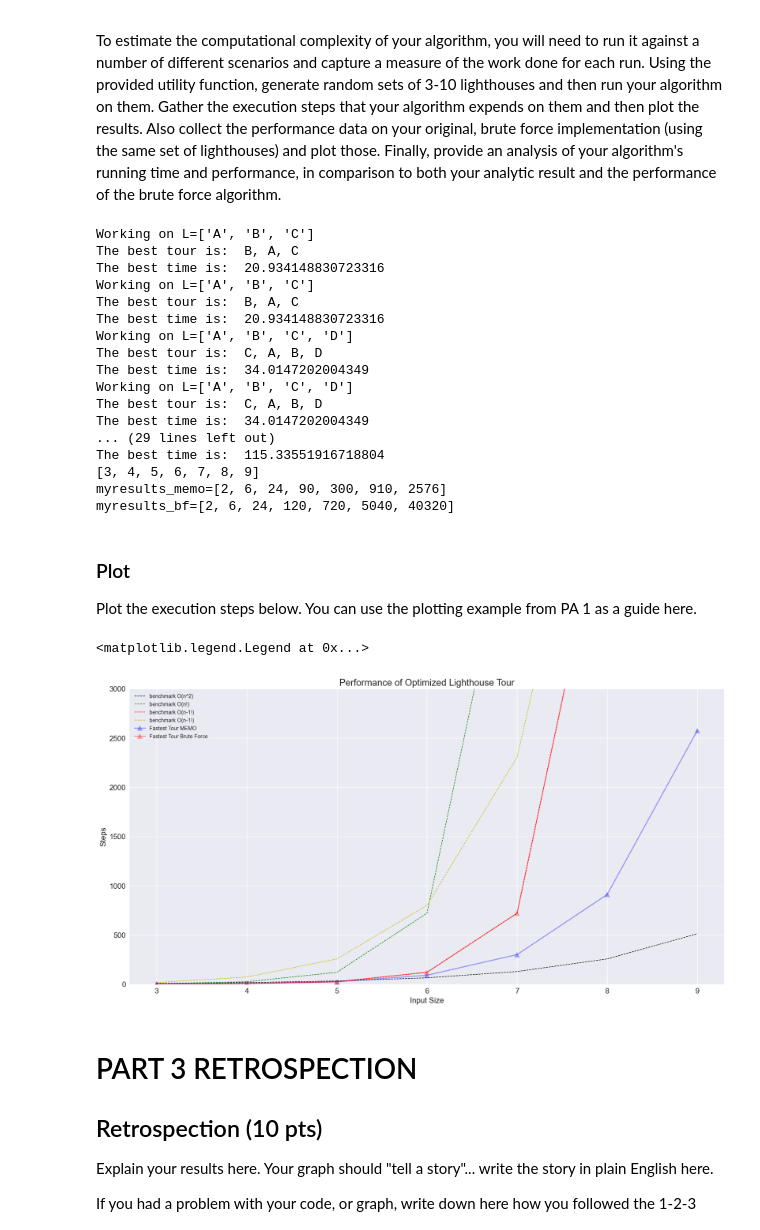
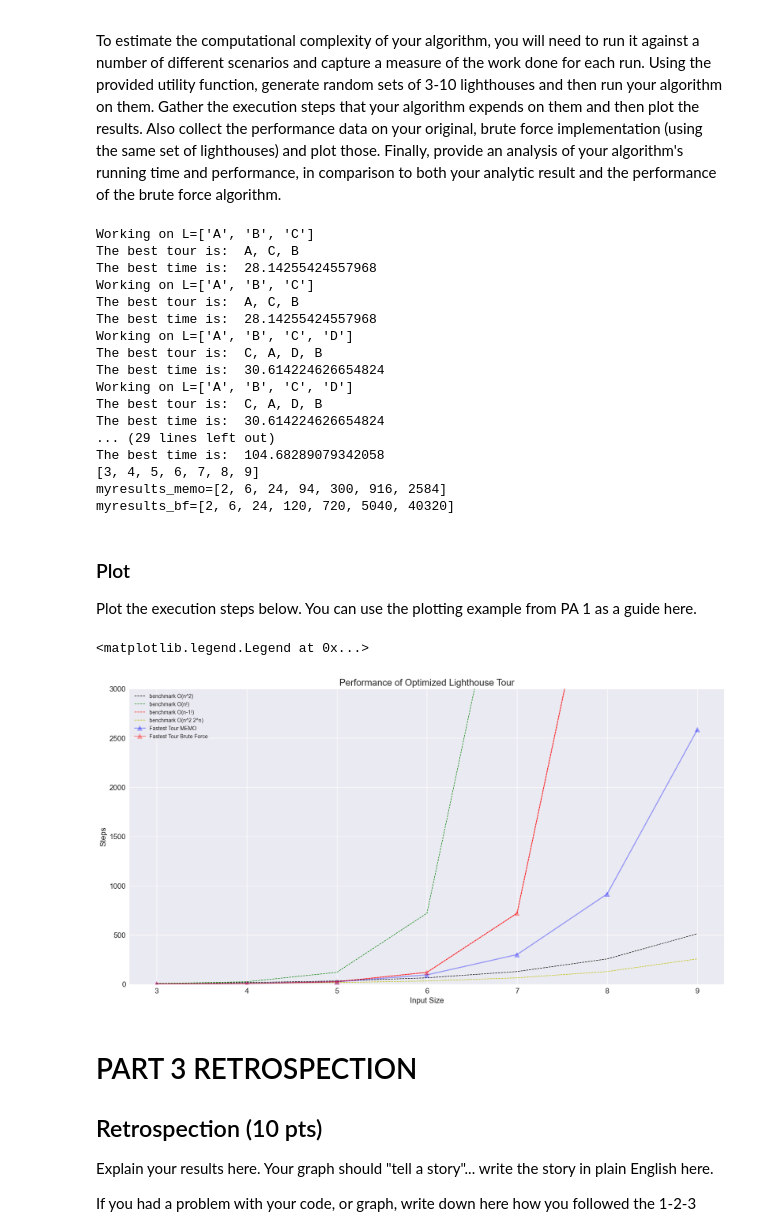
Before and after one commit to eved1018/EN.605.621.84.FA25, a Jupyter notebook: Mod5/PA3_FA25.ipynb, the cells around one changed output. Drawn from its saved outputs; the diff is of its cells as text; code cells hidden in the pictures.

```diff
--- a/Mod5/PA3_FA25.ipynb
+++ b/Mod5/PA3_FA25.ipynb
@@ -170,37 +170,44 @@ from math import inf
 
 
 def fastest_tour_memo(start_light: str, L: list[str]) -> tuple[list[str], float, int, dict]:
-    def fastest_tour(start_light: str, L: list[str], memo: dict[tuple, tuple[list[str], float]]):
+    def fastest_tour_memo_inner(start_light: str, L: list[str], memo: dict[tuple, tuple[list[str], float]]):
         best_tour = []  # used to store the running best overall tour that starts at start_light
         best_time = inf  # used to store the time for the best_tour sequence
         all_steps = 0
-        L = list_minus(L, start_light)  # remove start_light from list
-        T = tuple(L)
 
-        if len(L) == 0:
-            return [start_light], 0.0, 1, memo
+        if len(L) == 1:
+            second_light = L[0]
+            return [start_light, second_light], get_travel_time(start_light, second_light), 1, memo
 
-        m = memo.get((start_light, T))
+        T = (start_light, *L)
+        m = memo.get(T)
+
         if m is not None:
             best_tour, best_time = m
             all_steps += 1
+            # print(f"MEMO HIT: {start_light} {L}")
+            best_tour = [start_light] + best_tour
+            return best_tour, best_time, all_steps, memo
+
+
         else:
             # RECURSIVE CASE
+            # print(f"MEMO MISS: {start_light} {L}")
             for second_light in L:
-                curr_tour, curr_time, steps, memo = fastest_tour(second_light, L, memo)
+                L_prime = list_minus(L, second_light)  # remove start_light from list
+                curr_tour, curr_time, steps, memo = fastest_tour_memo_inner(second_light, L_prime, memo)
                 all_steps += steps
                 curr_time += get_travel_time(start_light, second_light)
                 if curr_time < best_time:  # update best_tour and best_time with new candidate
                     best_tour = curr_tour
                     best_time = curr_time
 
-            memo[(start_light, T)] = (best_tour, best_time)
-
-        # insert start_light at the front of best tour
-        best_tour = [start_light] + best_tour
-        return best_tour, best_time, all_steps, memo
+            memo[T] = (best_tour, best_time)
+            best_tour = [start_light] + best_tour
+            # insert start_light at the front of best tour
+            return best_tour, best_time, all_steps, memo
     memo = {}
-    return fastest_tour(start_light, L, memo)
+    return fastest_tour_memo_inner(start_light, L, memo)
 # %%
 ####################################################
 # KICKOFF CODE
@@ -230,7 +237,8 @@ def fastest_tour_wrapper_memo(L: list[str], travel_time_dict: dict[tuple[str, st
     best_time = inf
     best_steps = 0
     for start_light in L:
-        sub_tour, sub_time, steps, _ = fastest_tour_memo(start_light, L)
+        L_minus = list_minus(L, start_light)
+        sub_tour, sub_time, steps, _ = fastest_tour_memo(start_light, L_minus)
         tours[start_light] = (sub_tour, sub_time)
         if sub_time < best_time:
             best_tour = sub_tour
@@ -389,21 +397,21 @@ print(f"{myresults_memo=}")
 print(f"{myresults_bf=}")
 # %% [output]
 Working on L=['A', 'B', 'C']
-The best tour is:  B, A, C
-The best time is:  20.934148830723316
+The best tour is:  A, C, B
+The best time is:  28.14255424557968
 Working on L=['A', 'B', 'C']
-The best tour is:  B, A, C
-The best time is:  20.934148830723316
+The best tour is:  A, C, B
+The best time is:  28.14255424557968
 Working on L=['A', 'B', 'C', 'D']
-The best tour is:  C, A, B, D
-The best time is:  34.0147202004349
+The best tour is:  C, A, D, B
+The best time is:  30.614224626654824
 Working on L=['A', 'B', 'C', 'D']
-The best tour is:  C, A, B, D
-The best time is:  34.0147202004349
+The best tour is:  C, A, D, B
+The best time is:  30.614224626654824
 ... (29 lines left out)
-The best time is:  115.33551916718804
+The best time is:  104.68289079342058
 [3, 4, 5, 6, 7, 8, 9]
-myresults_memo=[2, 6, 24, 90, 300, 910, 2576]
+myresults_memo=[2, 6, 24, 94, 300, 916, 2584]
 myresults_bf=[2, 6, 24, 120, 720, 5040, 40320]
 # %% [markdown]
 ### Plot
@@ -423,36 +431,36 @@ plt.title("Performance of Optimized Lighthouse Tour", size="xx-large")
 plt.ylabel("Steps", size="x-large")
 plt.xlabel("Input Size", size="x-large")
 plt.ylim([0,3000]) # y-axis scale
 
 # The "b^-" has meaning - "b" means blue, "^" means triangles (try *, s, o),
 # "-" means draw a line
 yTestVals1 = []
 yTestVals2 = []
 yTestVals3 = []
 yTestVals4 = []
 # generate bench mark data
 
 memo = {}
 
 for i in range(START, STOP):
     yTestVals1.append(2**i)
     yTestVals2.append(factorial(i))
     yTestVals3.append(factorial(i-1))
-    yTestVals4.append((2**(i-1))*((i-1)**2))
+    yTestVals4.append((2**(i-1)))
 
 plt.plot(xvals, yTestVals1, "k^--", markersize=0, linewidth=1, label="benchmark O(n^2)")
 plt.plot(xvals, yTestVals2, "g^--", markersize=0, linewidth=1, label="benchmark O(n!)")
 plt.plot(xvals, yTestVals3, "r^--", markersize=0, linewidth=1, label="benchmark O(n-1!)")
-plt.plot(xvals, yTestVals4, "y^--", markersize=0, linewidth=1, label="benchmark O(n-1!)")
+plt.plot(xvals, yTestVals4, "y^--", markersize=0, linewidth=1, label="benchmark O(n^2 2^n)")
 
 
 plt.plot(xvals, myresults_memo, "b^-", markersize=10, linewidth=2, label="Fastest Tour MEMO",  alpha=0.35)
 plt.plot(xvals, myresults_bf, "r^-", markersize=10, linewidth=2, label="Fastest Tour Brute Force",  alpha=0.35)
 plt.tick_params(axis="both", which="major", labelsize=14)
 plt.legend()
 # %% [output]
 <matplotlib.legend.Legend at 0x...>
-[figure, old version]
+[figure, new version]
 # %% [markdown]
 # PART 3 RETROSPECTION
 
```
Also changed, not shown: parts of 3 cells of this notebook, 4 other files.
